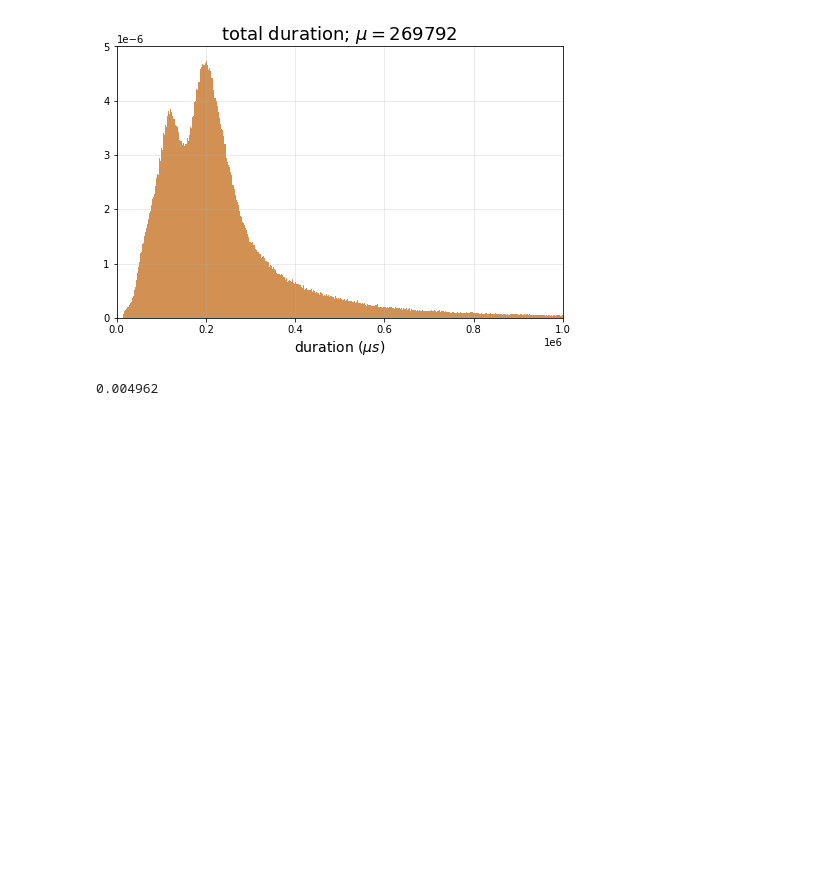
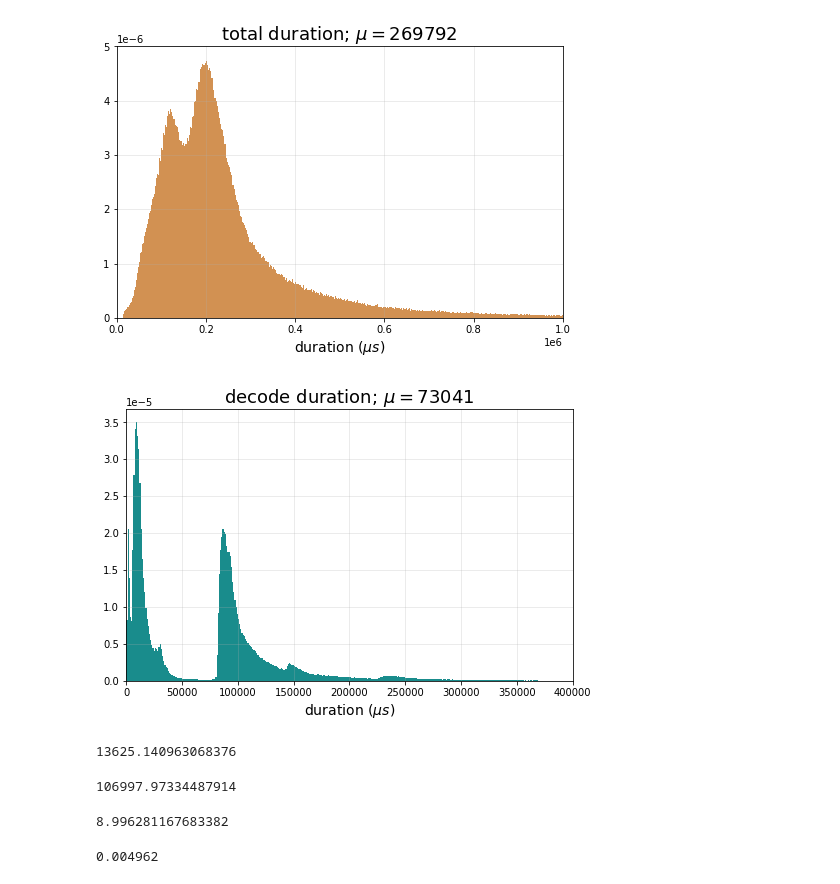
Before and after one commit to michaelneuder/relay-data, a Jupyter notebook: frontier.ipynb, the cells around one changed output. Cells and saved outputs as stored; diff of their text form; code cells hidden in the pictures; blank space fills up the shorter version.

```diff
--- a/frontier.ipynb
+++ b/frontier.ipynb
@@ -225,6 +226,33 @@ ax.set_title('total duration; $\mu = {:0.0f}$'.format(nopts['total_duration'].va
 plt.show()
 # %% [output]
 [figure]
+# %%
+f, ax = plt.subplots(figsize=(8,5))
+bins = np.histogram(nopts_plot['decode_duration'], bins=1000)[1]
+# ax.hist(nopts_plot['simulation_duration'], bins=bins, color='darkviolet', alpha=0.9, density=True,
+#         label='simulation duration $(\mu = {:0.0f})$'.format(nopts['simulation_duration'].values.mean()))
+ax.hist(nopts_plot['decode_duration'], bins=bins, color='teal', alpha=0.9, density=True,
+        label='decode duration $(\mu = {:0.0f})$'.format(nopts['decode_duration'].values.mean()))
+ax.set_xlim(0, int(4e5))
+# ax.legend(loc=0)
+ax.set_xlabel('duration $(\mu s)$', size=14)
+# ax.set_title('non-optimistic block submission durations', size=16)
+ax.set_title('decode duration; $\mu = {:0.0f}$'.format(nopts['decode_duration'].values.mean()), size=18)
+plt.show()
+# %% [output]
+[figure, added]
+# %%
+nopts[nopts['decode_duration'] < 75000]['decode_duration'].mean()
+# %% [output]
+13625.140963068376
+# %%
+nopts[nopts['decode_duration'] > 75000][nopts['decode_duration'] < 200000]['decode_duration'].mean()
+# %% [output]
+106997.97334487914
+# %%
+122575.59905308344/13625.140963068376
+# %% [output]
+8.996281167683382
 # %%
 len(nopts[nopts['simulation_duration'] > int(1e6)]) / len(nopts)
 # %% [output]
```
Also changed, not shown: parts of 3 cells of this notebook.
